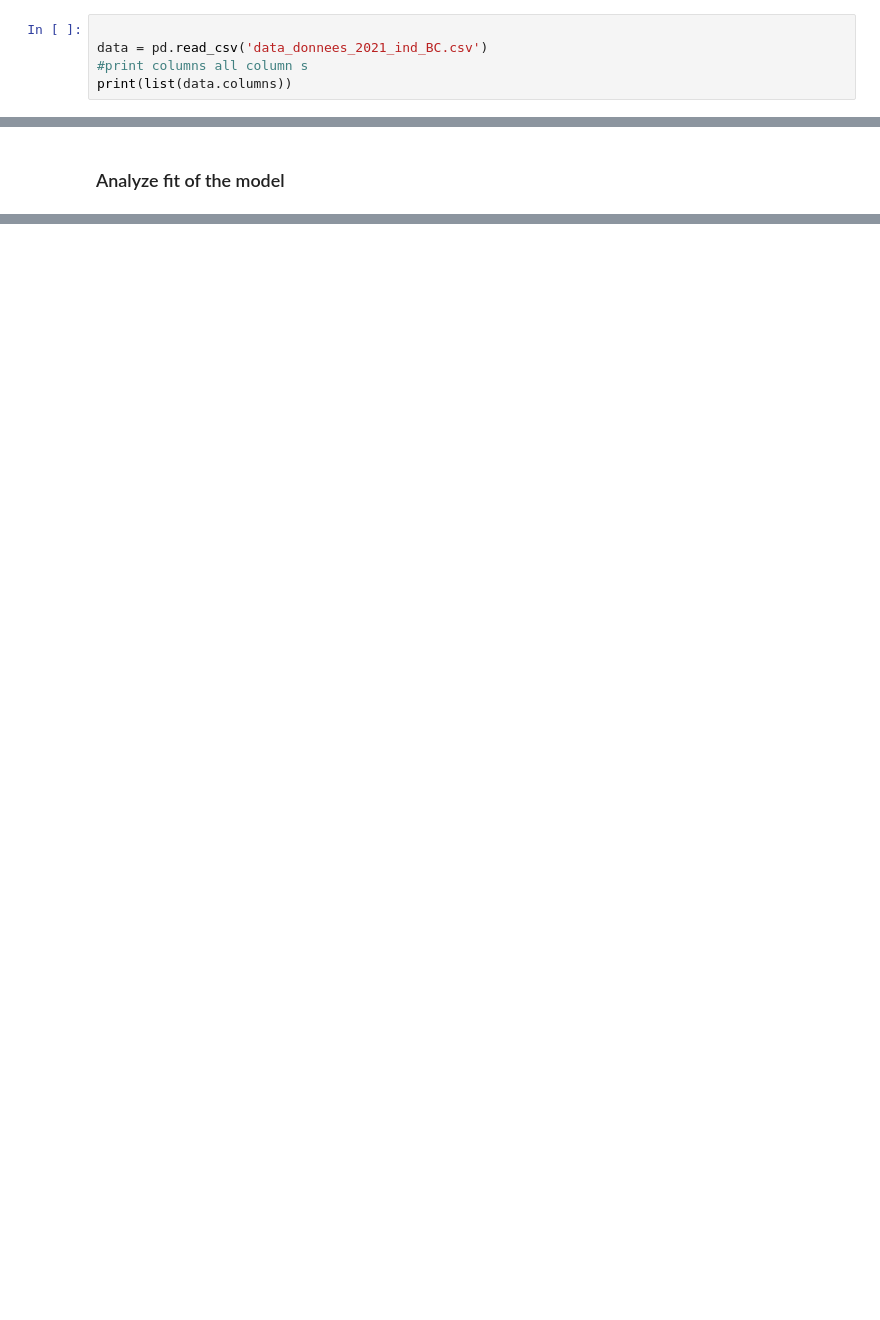
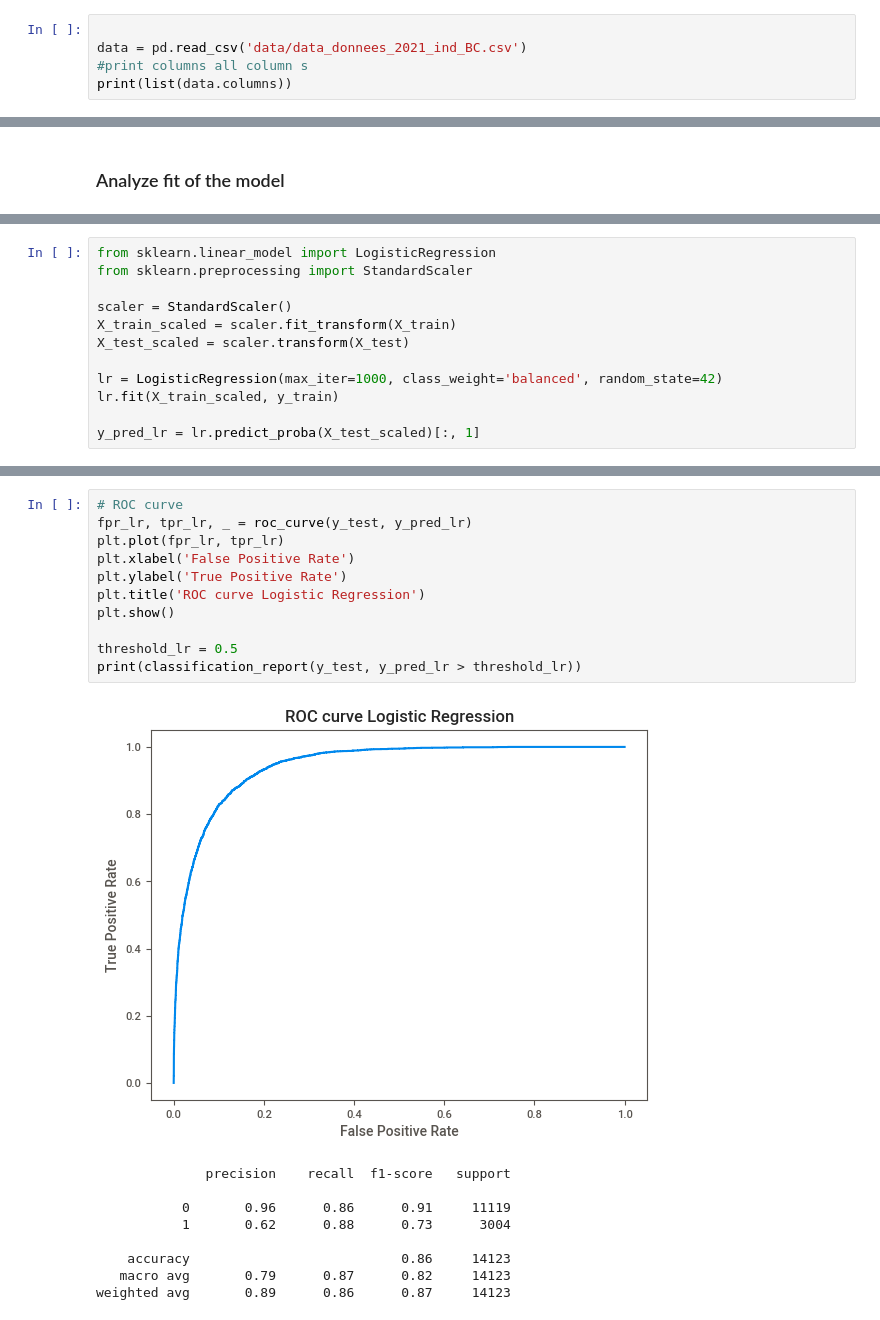
Before and after one commit to linashyshova/fair_ml, a Jupyter notebook: assignment_2/FTIML_Assignment_2_2026.ipynb, the cells around one changed output, grey strips where cells are left out. Saved outputs shown, nothing was run; the diff lists cells and outputs as text; blank space fills up the shorter version.

```diff
--- a/assignment_2/FTIML_Assignment_2_2026.ipynb
+++ b/assignment_2/FTIML_Assignment_2_2026.ipynb
@@ -69,6 +69,6 @@ from sklearn.model_selection import train_test_split
 **Do not change this part**
 # %%
 
-data = pd.read_csv('data_donnees_2021_ind_BC.csv')
+data = pd.read_csv('data/data_donnees_2021_ind_BC.csv')
 #print columns all column s
 print(list(data.columns))
@@ -171,0 +167,12 @@ len(y_pred)
+# %%
+from sklearn.linear_model import LogisticRegression
+from sklearn.preprocessing import StandardScaler
+
+scaler = StandardScaler()
+X_train_scaled = scaler.fit_transform(X_train)
+X_test_scaled = scaler.transform(X_test)
+
+lr = LogisticRegression(max_iter=1000, class_weight='balanced', random_state=42)
+lr.fit(X_train_scaled, y_train)
+
+y_pred_lr = lr.predict_proba(X_test_scaled)[:, 1]
@@ -171,0 +181,21 @@ len(y_pred)
+# %%
+# ROC curve
+fpr_lr, tpr_lr, _ = roc_curve(y_test, y_pred_lr)
+plt.plot(fpr_lr, tpr_lr)
+plt.xlabel('False Positive Rate')
+plt.ylabel('True Positive Rate')
+plt.title('ROC curve Logistic Regression')
+plt.show()
+
+threshold_lr = 0.5
+print(classification_report(y_test, y_pred_lr > threshold_lr))
+# %% [output]
+[figure, added]
+              precision    recall  f1-score   support
+
+           0       0.96      0.86      0.91     11119
+           1       0.62      0.88      0.73      3004
+
+    accuracy                           0.86     14123
+   macro avg       0.79      0.87      0.82     14123
+weighted avg       0.89      0.86      0.87     14123
```
Also changed, not shown: parts of 27 cells of this notebook, 1 other file.
